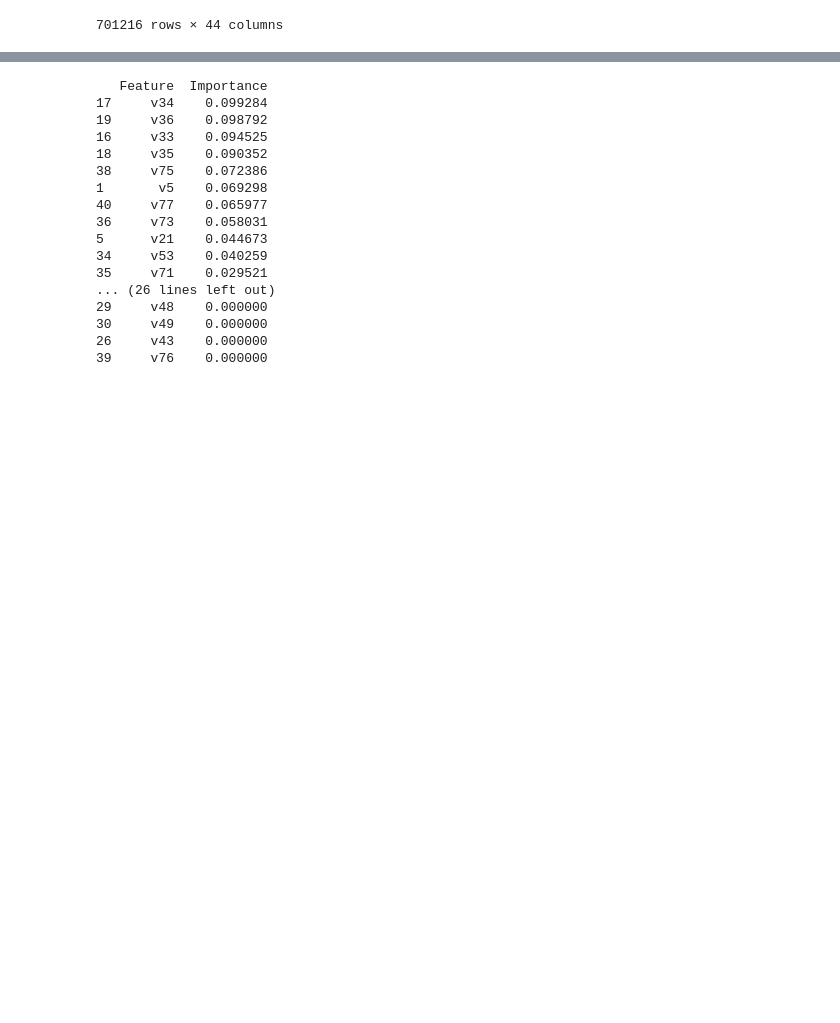
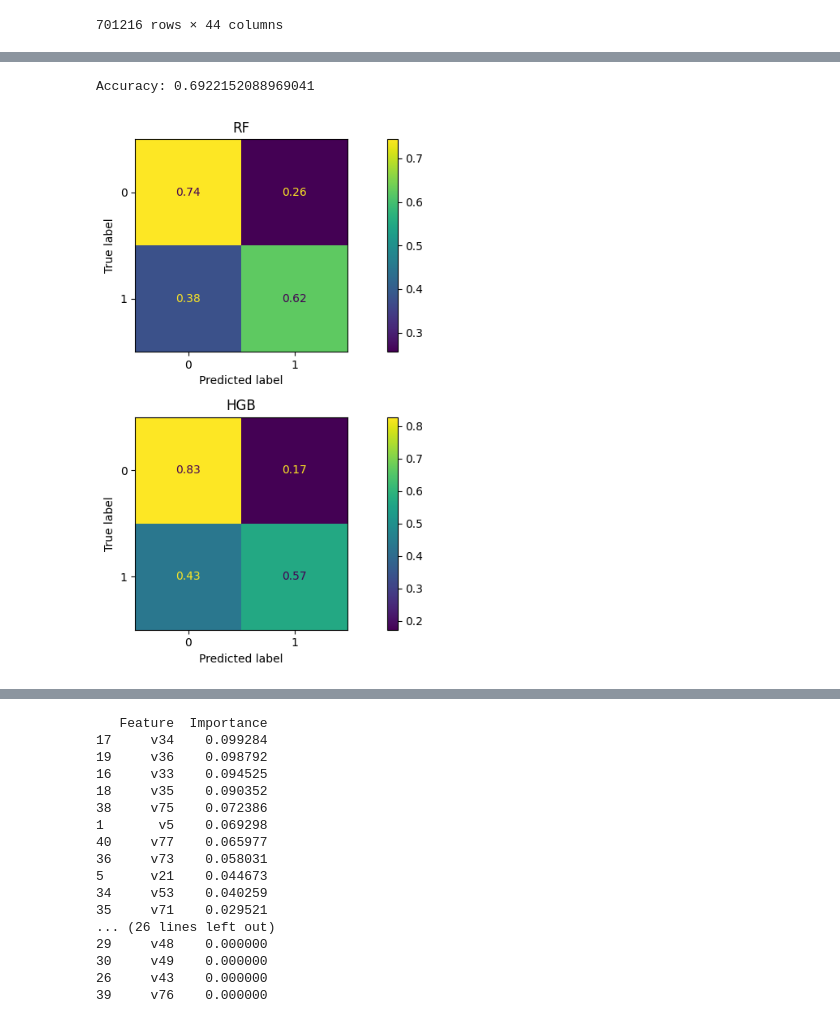
Before and after one commit to atg205/VoteMax, a Jupyter notebook: random_forest_model.ipynb, the cells around one changed output, grey strips where cells are left out. Cells and saved outputs as stored; diff of their text form; code cells hidden in the pictures; blank space fills up the shorter version.

```diff
--- a/random_forest_model.ipynb
+++ b/random_forest_model.ipynb
@@ -133,0 +162,23 @@ y_pred = rf.predict(X_test)
+# %%
+param_dist = {
+    "n_estimators": [100, 200, 300],
+    "max_depth": [None, 10, 20, 30],
+    "min_samples_split": [2, 5, 10],
+    "min_samples_leaf": [1, 2, 5],
+    "max_features": ["sqrt", "log2", None],
+    "bootstrap": [True, False]
+}
+# RandomizedSearch
+rf = RandomizedSearchCV(
+    estimator=BalancedRandomForestClassifier(),
+    param_distributions=param_dist,
+    n_iter=30,
+    cv=5,
+    verbose=1,
+    random_state=42,
+    n_jobs=-1,
+    scoring='roc_auc'  # très utile pour les données déséquilibrées
+)
+
+# Entraînement
+rf.fit(X_train, y_train)
@@ -133,0 +226,18 @@ y_pred = rf.predict(X_test)
+# %%
+y_pred_rf_all = rf.predict(X_test)
+y_pred_hgb_all = hgb.predict(X_test)
+accuracy = accuracy_score(y_test, y_pred_rf_all)
+titles = ['RF', 'HGB']
+print("Accuracy:", accuracy)
+fig, axes = plt.subplots(nrows=2, ncols=1, figsize=(10,7))
+classifiers = [y_pred_rf_all, y_pred_hgb_all]
+for i,(cls, ax) in enumerate(zip(classifiers, axes.flatten())):
+    ConfusionMatrixDisplay(confusion_matrix(y_test, cls,normalize='true')).plot(ax=ax)
+    ax.title.set_text(titles[i])
+plt.tight_layout()
+plt.savefig('report/images/matrices_confusion_deux_modeles.pdf', bbox_inches='tight')
+
+plt.show()
+# %% [output]
+Accuracy: 0.6922152088969041
+[figure, added]
```
Also changed, not shown: parts of 18 cells of this notebook, 3 other files.
